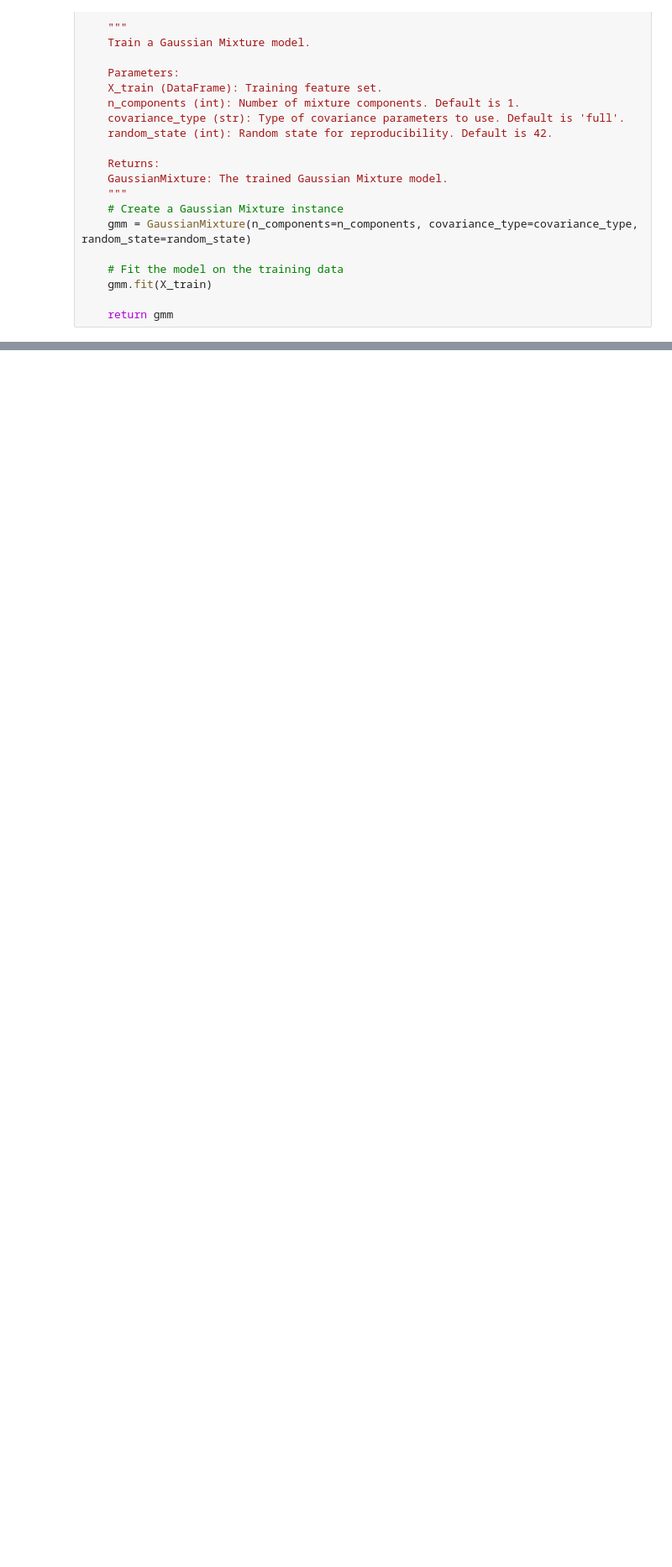
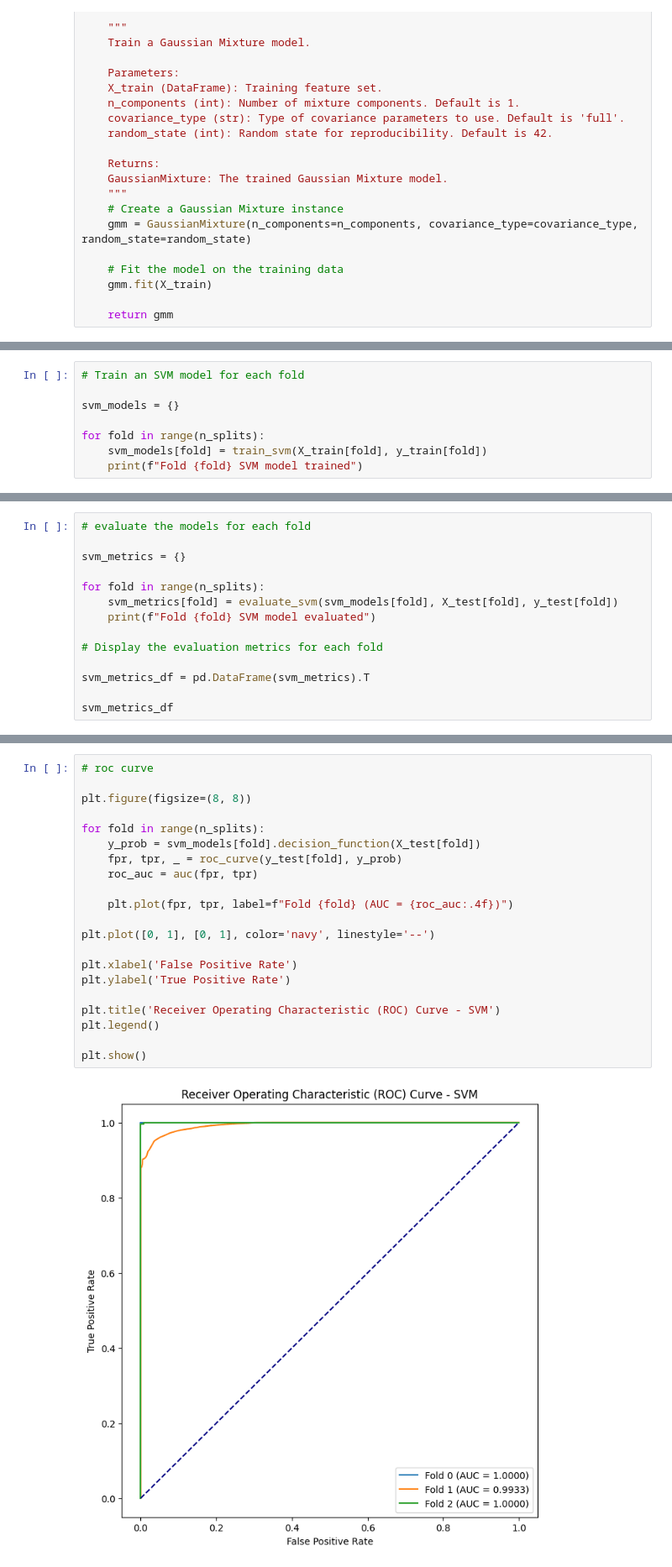
Before and after one commit to keshavganesh1/Anomaly-Detection-Time-Series-Dataset, a Jupyter notebook: notebook.ipynb, the cells around one changed output, grey strips where cells are left out. Shown at 84% size. Saved outputs shown, nothing was run; the diff lists cells and outputs as text; blank space fills up the shorter version.

```diff
--- a/notebook.ipynb
+++ b/notebook.ipynb
@@ -710,0 +812,8 @@ Fold 3 Gaussian Mixture model evaluated
+# %%
+# Train an SVM model for each fold
+
+svm_models = {}
+
+for fold in range(n_splits):
+    svm_models[fold] = train_svm(X_train[fold], y_train[fold])
+    print(f"Fold {fold} SVM model trained")
@@ -710,0 +855,14 @@ Fold 3 Gaussian Mixture model evaluated
+# %%
+# evaluate the models for each fold
+
+svm_metrics = {}
+
+for fold in range(n_splits):
+    svm_metrics[fold] = evaluate_svm(svm_models[fold], X_test[fold], y_test[fold])
+    print(f"Fold {fold} SVM model evaluated")
+
+# Display the evaluation metrics for each fold
+
+svm_metrics_df = pd.DataFrame(svm_metrics).T
+
+svm_metrics_df
@@ -710,0 +890,23 @@ Fold 3 Gaussian Mixture model evaluated
+# %%
+# roc curve
+
+plt.figure(figsize=(8, 8))
+
+for fold in range(n_splits):
+    y_prob = svm_models[fold].decision_function(X_test[fold])
+    fpr, tpr, _ = roc_curve(y_test[fold], y_prob)
+    roc_auc = auc(fpr, tpr)
+
+    plt.plot(fpr, tpr, label=f"Fold {fold} (AUC = {roc_auc:.4f})")
+
+plt.plot([0, 1], [0, 1], color='navy', linestyle='--')
+
+plt.xlabel('False Positive Rate')
+plt.ylabel('True Positive Rate')
+
+plt.title('Receiver Operating Characteristic (ROC) Curve - SVM')
+plt.legend()
+
+plt.show()
+# %% [output]
+[figure, added]
```
Also changed, not shown: parts of 66 cells of this notebook.
